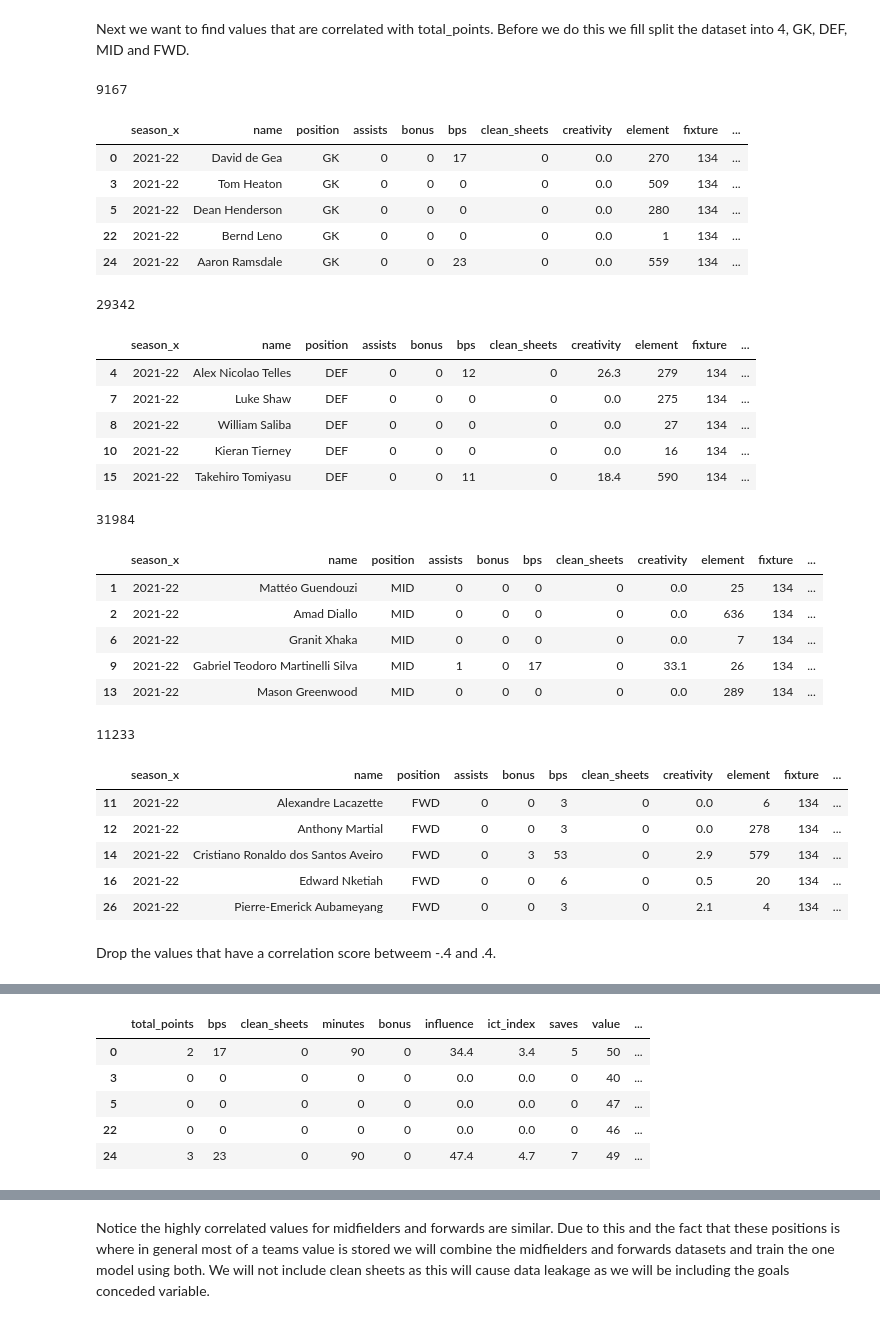
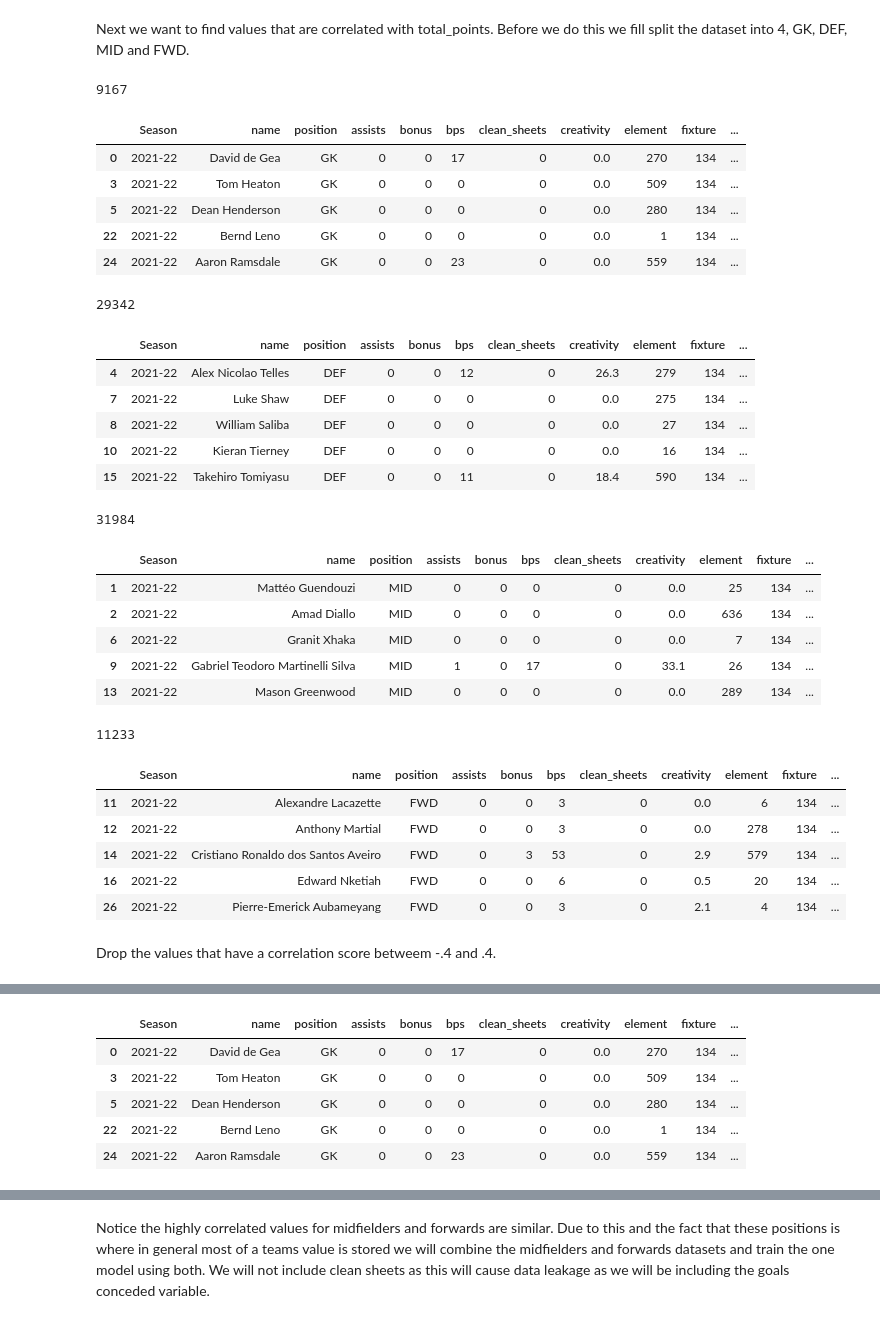
Before and after one commit to hledwards33/FPL_Predictive_Team_Selection, a Jupyter notebook: Data Analysis.ipynb, the cells around one changed output, grey strips where cells are left out. Saved outputs shown, nothing was run; the diff lists cells and outputs as text; code cells hidden in the pictures.

Commit message:
Fixed FWD MID dataset and saved full datasets and correlated variable datasets

```diff
--- a/Data Analysis.ipynb
+++ b/Data Analysis.ipynb
@@ -280,7 +280,7 @@ prem_tables.head()
 df.rename(columns={'season_x': 'Season'}, inplace=True)
 prem_tables.rename(columns={'Team': 'opp_team_name'}, inplace=True)
 
-df = pd.merge(df, prem_tables, how='left', on=['Season', 'opp_team_name']).drop(['opp_team_name', 'opp_team'])
+df = pd.merge(df, prem_tables, how='left', on=['Season', 'opp_team_name']).drop(['opp_team_name', 'opponent_team'], axis=1)
 df.head()
 # %% [output]
 |  | Season | name | position | assists | bonus | bps | clean_sheets | creativity | element | fixture | ... |
@@ -313,7 +313,7 @@ print(len(goalkeepers.index))
 goalkeepers.head()
 # %% [output]
 9167
-|  | season_x | name | position | assists | bonus | bps | clean_sheets | creativity | element | fixture | ... |
+|  | Season | name | position | assists | bonus | bps | clean_sheets | creativity | element | fixture | ... |
 | 0 | 2021-22 | David de Gea | GK | 0 | 0 | 17 | 0 | 0.0 | 270 | 134 | ... |
 | 3 | 2021-22 | Tom Heaton | GK | 0 | 0 | 0 | 0 | 0.0 | 509 | 134 | ... |
 | 5 | 2021-22 | Dean Henderson | GK | 0 | 0 | 0 | 0 | 0.0 | 280 | 134 | ... |
@@ -325,7 +325,7 @@ print(len(defenders.index))
 defenders.head()
 # %% [output]
 29342
-|  | season_x | name | position | assists | bonus | bps | clean_sheets | creativity | element | fixture | ... |
+|  | Season | name | position | assists | bonus | bps | clean_sheets | creativity | element | fixture | ... |
 | 4 | 2021-22 | Alex Nicolao Telles | DEF | 0 | 0 | 12 | 0 | 26.3 | 279 | 134 | ... |
 | 7 | 2021-22 | Luke Shaw | DEF | 0 | 0 | 0 | 0 | 0.0 | 275 | 134 | ... |
 | 8 | 2021-22 | William Saliba | DEF | 0 | 0 | 0 | 0 | 0.0 | 27 | 134 | ... |
@@ -337,7 +337,7 @@ print(len(midfielders.index))
 midfielders.head()
 # %% [output]
 31984
-|  | season_x | name | position | assists | bonus | bps | clean_sheets | creativity | element | fixture | ... |
+|  | Season | name | position | assists | bonus | bps | clean_sheets | creativity | element | fixture | ... |
 | 1 | 2021-22 | Mattéo Guendouzi | MID | 0 | 0 | 0 | 0 | 0.0 | 25 | 134 | ... |
 | 2 | 2021-22 | Amad Diallo | MID | 0 | 0 | 0 | 0 | 0.0 | 636 | 134 | ... |
 | 6 | 2021-22 | Granit Xhaka | MID | 0 | 0 | 0 | 0 | 0.0 | 7 | 134 | ... |
@@ -349,7 +349,7 @@ print(len(forwards.index))
 forwards.head()
 # %% [output]
 11233
-|  | season_x | name | position | assists | bonus | bps | clean_sheets | creativity | element | fixture | ... |
+|  | Season | name | position | assists | bonus | bps | clean_sheets | creativity | element | fixture | ... |
 | 11 | 2021-22 | Alexandre Lacazette | FWD | 0 | 0 | 3 | 0 | 0.0 | 6 | 134 | ... |
 | 12 | 2021-22 | Anthony Martial | FWD | 0 | 0 | 3 | 0 | 0.0 | 278 | 134 | ... |
 | 14 | 2021-22 | Cristiano Ronaldo dos Santos Aveiro | FWD | 0 | 3 | 53 | 0 | 2.9 | 579 | 134 | ... |
@@ -378,16 +378,16 @@ total_points         1.000000
 penalties_missed          NaN
 Name: total_points, dtype: float64
 # %%
-goalkeepers = goalkeepers[['total_points', 'bps', 'clean_sheets', 'minutes', 'bonus', 'influence',
+goalkeepers_correlated = goalkeepers[['Season', 'name', 'position', 'team', 'total_points', 'bps', 'clean_sheets', 'minutes', 'bonus', 'influence',
                           'ict_index', 'saves', 'value', 'selected', 'penalties_saved', 'transfers_in']]
 goalkeepers.head()
 # %% [output]
-|  | total_points | bps | clean_sheets | minutes | bonus | influence | ict_index | saves | value | ... |
-| 0 | 2 | 17 | 0 | 90 | 0 | 34.4 | 3.4 | 5 | 50 | ... |
-| 3 | 0 | 0 | 0 | 0 | 0 | 0.0 | 0.0 | 0 | 40 | ... |
-| 5 | 0 | 0 | 0 | 0 | 0 | 0.0 | 0.0 | 0 | 47 | ... |
-| 22 | 0 | 0 | 0 | 0 | 0 | 0.0 | 0.0 | 0 | 46 | ... |
-| 24 | 3 | 23 | 0 | 90 | 0 | 47.4 | 4.7 | 7 | 49 | ... |
+|  | Season | name | position | assists | bonus | bps | clean_sheets | creativity | element | fixture | ... |
+| 0 | 2021-22 | David de Gea | GK | 0 | 0 | 17 | 0 | 0.0 | 270 | 134 | ... |
+| 3 | 2021-22 | Tom Heaton | GK | 0 | 0 | 0 | 0 | 0.0 | 509 | 134 | ... |
+| 5 | 2021-22 | Dean Henderson | GK | 0 | 0 | 0 | 0 | 0.0 | 280 | 134 | ... |
+| 22 | 2021-22 | Bernd Leno | GK | 0 | 0 | 0 | 0 | 0.0 | 1 | 134 | ... |
+| 24 | 2021-22 | Aaron Ramsdale | GK | 0 | 0 | 23 | 0 | 0.0 | 559 | 134 | ... |
 # %%
 defenders.corr()['total_points'].sort_values()
 # %% [output]
```
Also changed, not shown: parts of 5 cells of this notebook, 6 other files.
